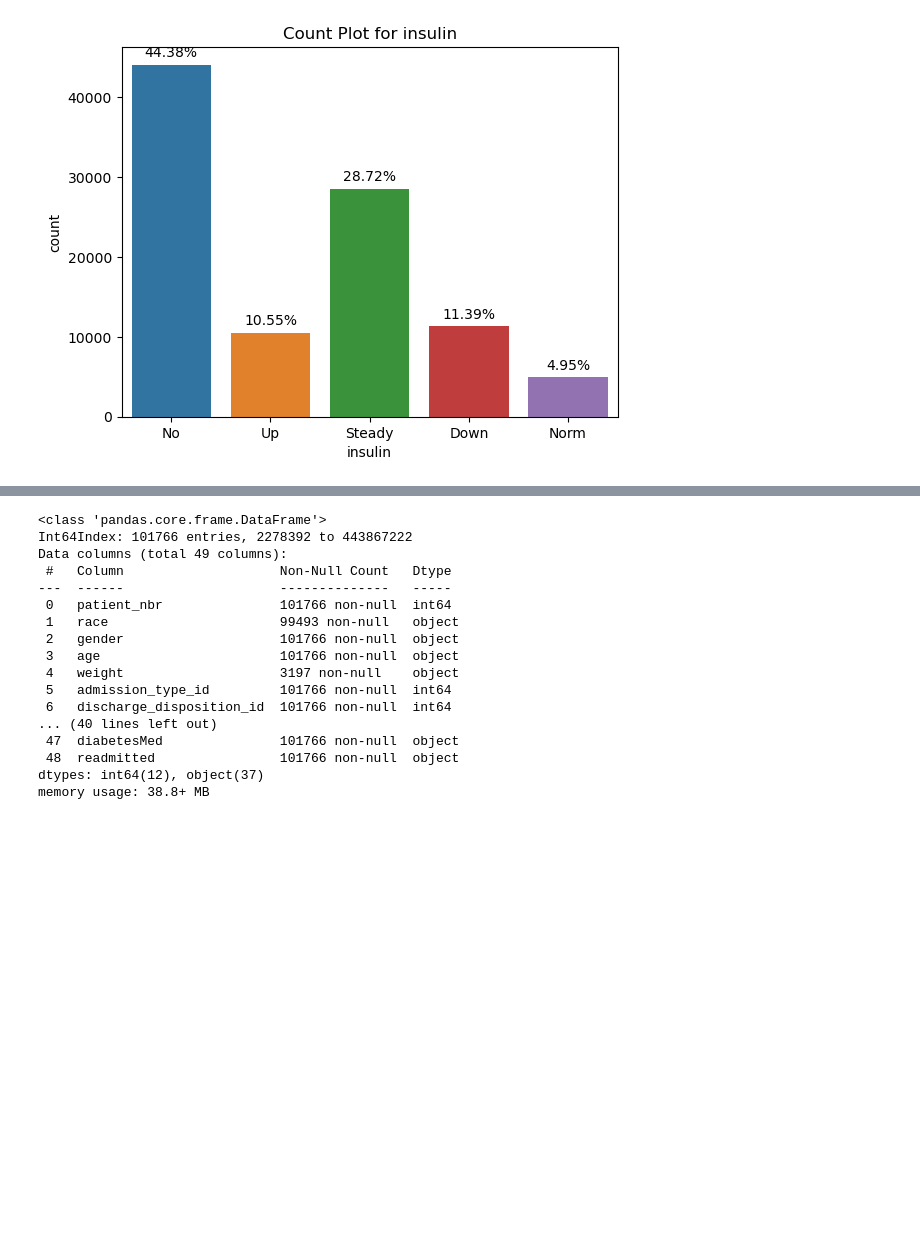
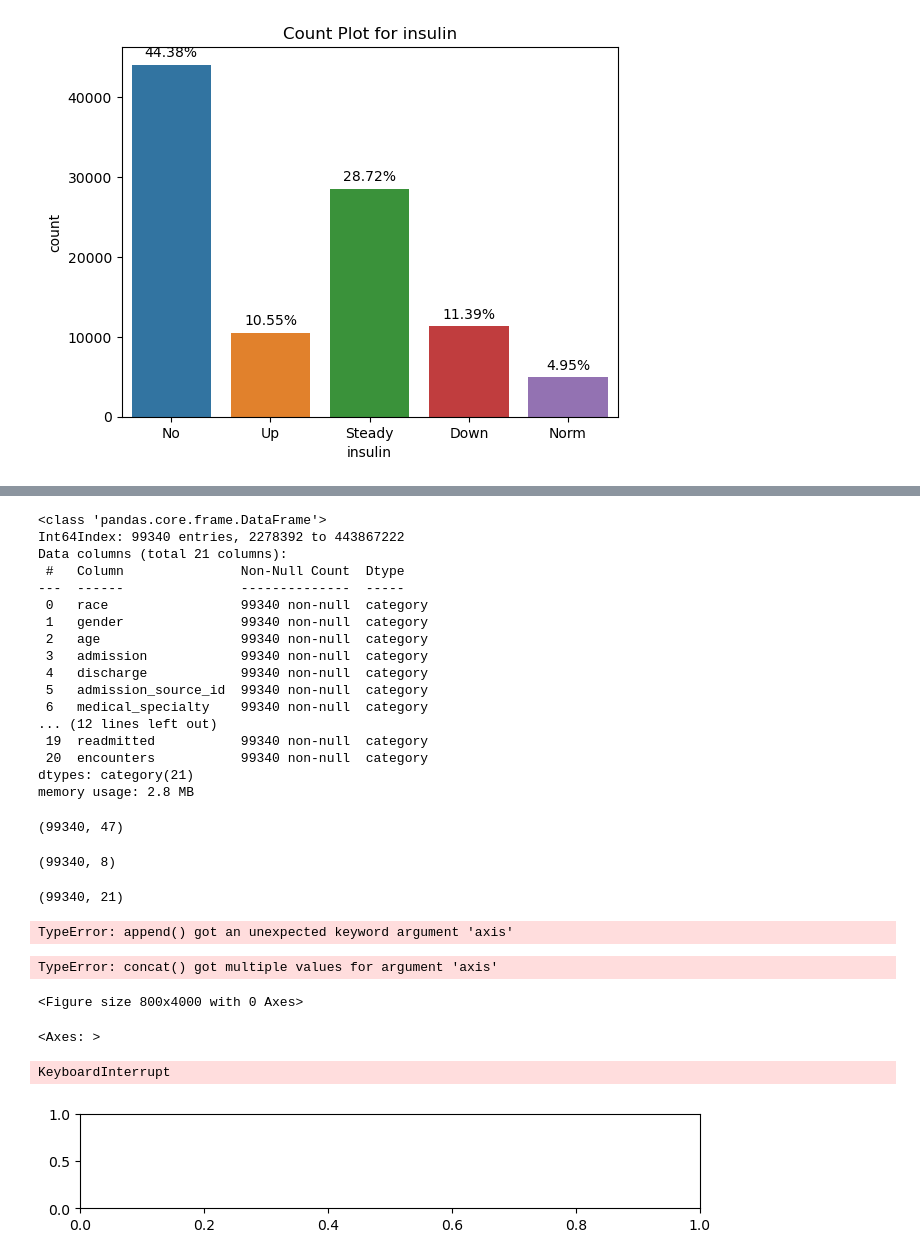
Before and after one commit to davidunga/ml-2024, a Jupyter notebook: Project.ipynb, the cells around one changed output, grey strips where cells are left out. Cells and saved outputs as stored; diff of their text form; code cells hidden in the pictures; blank space fills up the shorter version.

```diff
--- a/Project.ipynb
+++ b/Project.ipynb
@@ -868,20 +881,61 @@ array([ 1, 18, 13, 16,  8, 21, 12, 28, 17, 11, 15, 31,  2, 23, 19,  7, 20,
+# %%
+df_categorical = df_categorical.astype('category')
 # %%
-df.info()
+df_categorical.info()
 # %% [output]
 <class 'pandas.core.frame.DataFrame'>
-Int64Index: 101766 entries, 2278392 to 443867222
-Data columns (total 49 columns):
- #   Column                    Non-Null Count   Dtype
----  ------                    --------------   -----
- 0   patient_nbr               101766 non-null  int64
- 1   race                      99493 non-null   object
- 2   gender                    101766 non-null  object
- 3   age                       101766 non-null  object
- 4   weight                    3197 non-null    object
- 5   admission_type_id         101766 non-null  int64
- 6   discharge_disposition_id  101766 non-null  int64
-... (40 lines left out)
- 47  diabetesMed               101766 non-null  object
- 48  readmitted                101766 non-null  object
-dtypes: int64(12), object(37)
-memory usage: 38.8+ MB
+Int64Index: 99340 entries, 2278392 to 443867222
+Data columns (total 21 columns):
+ #   Column               Non-Null Count  Dtype
+---  ------               --------------  -----
+ 0   race                 99340 non-null  category
+ 1   gender               99340 non-null  category
+ 2   age                  99340 non-null  category
+ 3   admission            99340 non-null  category
+ 4   discharge            99340 non-null  category
+ 5   admission_source_id  99340 non-null  category
+ 6   medical_specialty    99340 non-null  category
+... (12 lines left out)
+ 19  readmitted           99340 non-null  category
+ 20  encounters           99340 non-null  category
+dtypes: category(21)
+memory usage: 2.8 MB
+# %%
+df.shape
+# %% [output]
+(99340, 47)
+# %%
+df[numerical_columns].shape
+# %% [output]
+(99340, 8)
+# %%
+df_categorical.shape
+# %% [output]
+(99340, 21)
+# %%
+df_categorical.con(df[numerical_columns], axis=1)
+# %% [output]
+TypeError: append() got an unexpected keyword argument 'axis'
+# %%
+pd.concat(df_categorical, df[numerical_columns], axis=1)
+# %% [output]
+TypeError: concat() got multiple values for argument 'axis'
+# %%
+plt.figure(figsize=(8, 40))
+
+# Create a subplot with 22 rows and 1 column
+plt.subplots_adjust(hspace=0.5)
+
+# Loop through each column and create count plots
+for i, column in tqdm(enumerate(df_categorical.columns, 1)):  # Start counting from 1 for subplot index
+    plt.subplot(22, 1, i)
+    ax = plot_categorical_with_percent(df_categorical, column, palette="Set2")
+
+# Adjust layout
+plt.tight_layout()
+plt.show()
+# %% [output]
+<Figure size 800x4000 with 0 Axes>
+<Axes: >
+KeyboardInterrupt
+[figure, added]
```
Also changed, not shown: parts of 11 cells of this notebook.
